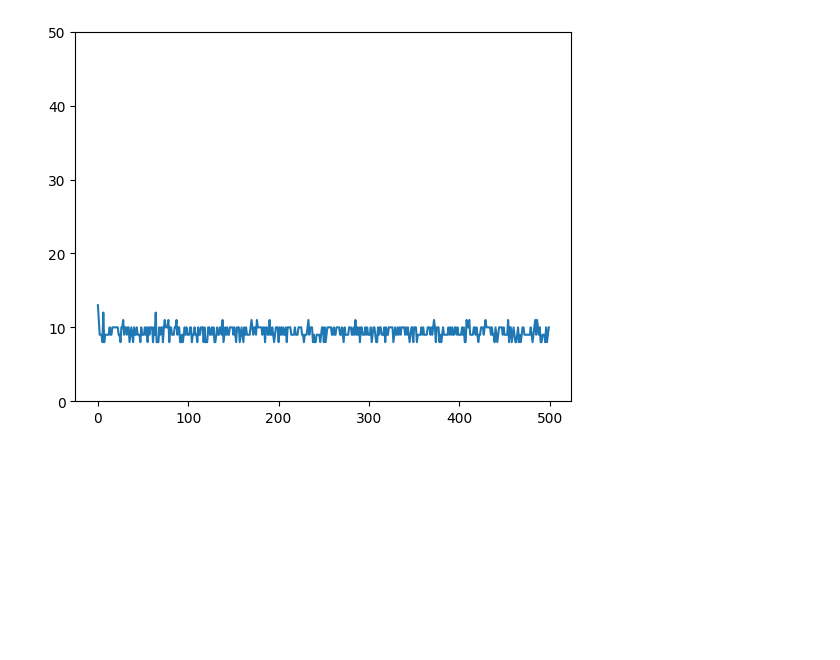
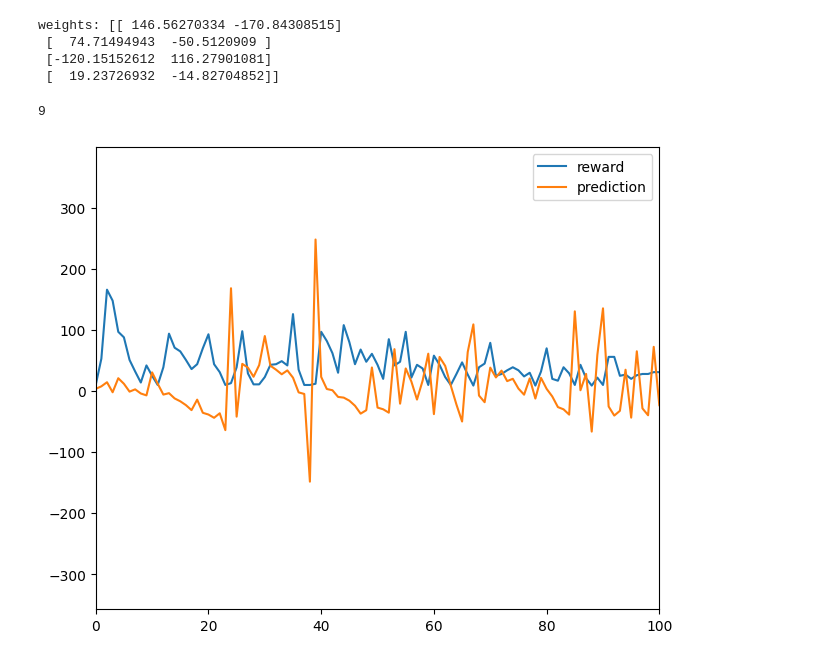
Before and after one commit to khhandrea/python-intro2RL, a Jupyter notebook: cartpole_practice/linear_sarsa.ipynb, the cells around one changed output. Drawn from its saved outputs; the diff is of its cells as text; code cells hidden in the pictures; blank space fills up the shorter version.

```diff
--- a/cartpole_practice/linear_sarsa.ipynb
+++ b/cartpole_practice/linear_sarsa.ipynb
@@ -46,47 +77,70 @@ class LinearSarsa():
 # %%
 env_name = "CartPole-v1"
-# env = gym.make(env_name, render_mode="human") # Visible
+# env = gym.make(env_name, render_mode="human")
 env = gym.make(env_name)
 
-sarsa = LinearSarsa(5)
-
+sarsa = LinearSarsa()
 
 try:
-    rewards = []
+    rewards = np.array([])
+    targets = np.array([])
+    predictions = np.array([])
+
     for ep in range(num_episodes):
-        observation, info = env.reset()
+        states, info = env.reset()
 
-        for time in range(1000):
-            action = sarsa.predict(observation)
-            next_observation, reward, terminated, truncated, info = env.step(action)
+        for time in range(500):
+            action = sarsa.predict(states, True)
+            next_states, reward, terminated, truncated, info = env.step(action)
+            target, prediction = sarsa.control(states, action, reward, next_states, terminated, True)
 
             if terminated or truncated:
-                rewards.append(time + 1)
+                rewards = np.append(rewards, time + 1)
                 break
 
-            sarsa.control(observation, action, reward, next_observation)
-            observation = next_observation
+            states = next_states
+
+        targets = np.append(targets, target)
+        predictions = np.append(predictions, prediction)
 finally:
     env.close()
+    print("weights:", sarsa.w)
+# %% [output]
+weights: [[ 146.56270334 -170.84308515]
+ [  74.71494943  -50.5120909 ]
+ [-120.15152612  116.27901081]
+ [  19.23726932  -14.82704852]]
 # %%
 env = gym.make(env_name, render_mode="human") # Visible
 try:
-    observation, info = env.reset()
-    action = sarsa.predict(observation)
+    states, info = env.reset()
+    action = sarsa.predict(states, False)
 
-    for _ in range(1000):
-        next_observation, reward, terminated, truncated, info = env.step(action)
+    for time in range(500):
+        next_states, reward, terminated, truncated, info = env.step(action)
 
+        env.render()
         if terminated or truncated:
             break
 
-        next_action = sarsa.predict(next_observation)
-        sarsa.control(observation, action, reward, next_observation)
+        next_action = sarsa.predict(next_states, False)
+        sarsa.control(states, action, reward, next_states, False, False)
 finally:
     env.close()
+    print(time)
+# %% [output]
+9
-# %%
-plt.plot(rewards)
-plt.ylim(0, 50)
-plt.show()
-# %% [output]
-[figure, removed]
+# %%
+plt.figure(figsize=(16, 6))
+
+plt.subplot(1, 2, 1)
+plt.xlim(0, 100)
+plt.plot(rewards, label='reward')
+
+# plt.plot(targets, label='target')
+plt.plot(predictions, label='prediction')
+# plt.plot(rewards - predictions, label='error')
+plt.legend()
+plt.show()
+# %% [output]
+[figure, added]
```
Also changed, not shown: parts of 4 cells of this notebook, 3 other files.
